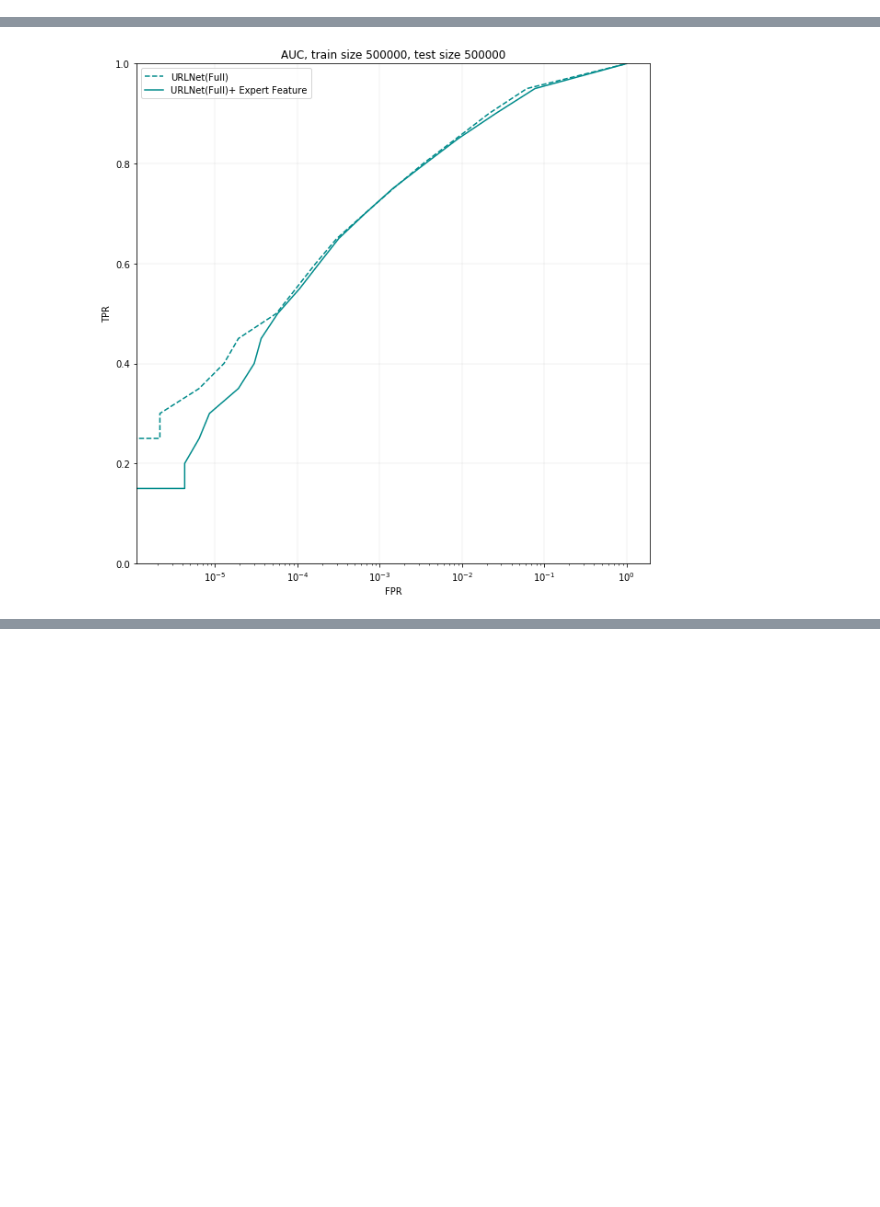
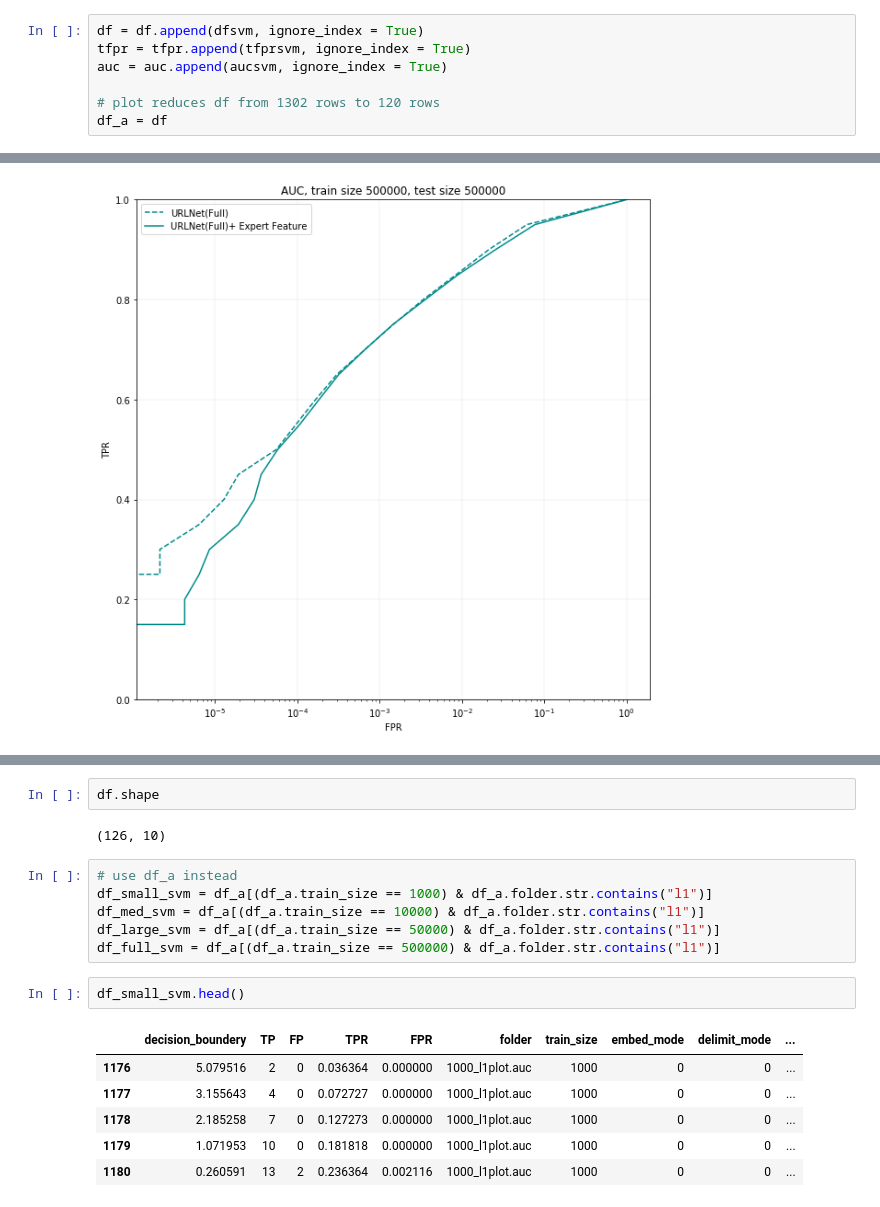
Before and after one commit to wangsha/URLNet, a Jupyter notebook: plotauc.ipynb, the cells around one changed output, grey strips where cells are left out. Cells and saved outputs as stored; diff of their text form; blank space fills up the shorter version.

```diff
--- a/plotauc.ipynb
+++ b/plotauc.ipynb
@@ -70,3 +182,10 @@ df.head()
+# %%
+df = df.append(dfsvm, ignore_index = True)
+tfpr = tfpr.append(tfprsvm, ignore_index = True)
+auc = auc.append(aucsvm, ignore_index = True)
+
+# plot reduces df from 1302 rows to 120 rows
+df_a = df
 # %%
 # df.to_csv('D:\\georg\\python_projects\\deeplearning\\URLNet\\auc_all.csv')
 # %%
@@ -181,0 +305,19 @@ dfp.loc[dfp[(dfp.FPR <= 0.1)].groupby(['folder'])['FPR'].idxmax()]
+# %%
+df.shape
+# %% [output]
+(126, 10)
+# %%
+# use df_a instead
+df_small_svm = df_a[(df_a.train_size == 1000) & df_a.folder.str.contains("l1")]
+df_med_svm = df_a[(df_a.train_size == 10000) & df_a.folder.str.contains("l1")]
+df_large_svm = df_a[(df_a.train_size == 50000) & df_a.folder.str.contains("l1")]
+df_full_svm = df_a[(df_a.train_size == 500000) & df_a.folder.str.contains("l1")]
+# %%
+df_small_svm.head()
+# %% [output]
+|  | decision_boundery | TP | FP | TPR | FPR | folder | train_size | embed_mode | delimit_mode | ... |
+| 1176 | 5.079516 | 2 | 0 | 0.036364 | 0.000000 | 1000_l1plot.auc | 1000 | 0 | 0 | ... |
+| 1177 | 3.155643 | 4 | 0 | 0.072727 | 0.000000 | 1000_l1plot.auc | 1000 | 0 | 0 | ... |
+| 1178 | 2.185258 | 7 | 0 | 0.127273 | 0.000000 | 1000_l1plot.auc | 1000 | 0 | 0 | ... |
+| 1179 | 1.071953 | 10 | 0 | 0.181818 | 0.000000 | 1000_l1plot.auc | 1000 | 0 | 0 | ... |
+| 1180 | 0.260591 | 13 | 2 | 0.236364 | 0.002116 | 1000_l1plot.auc | 1000 | 0 | 0 | ... |
```
Also changed, not shown: parts of 22 cells of this notebook.
